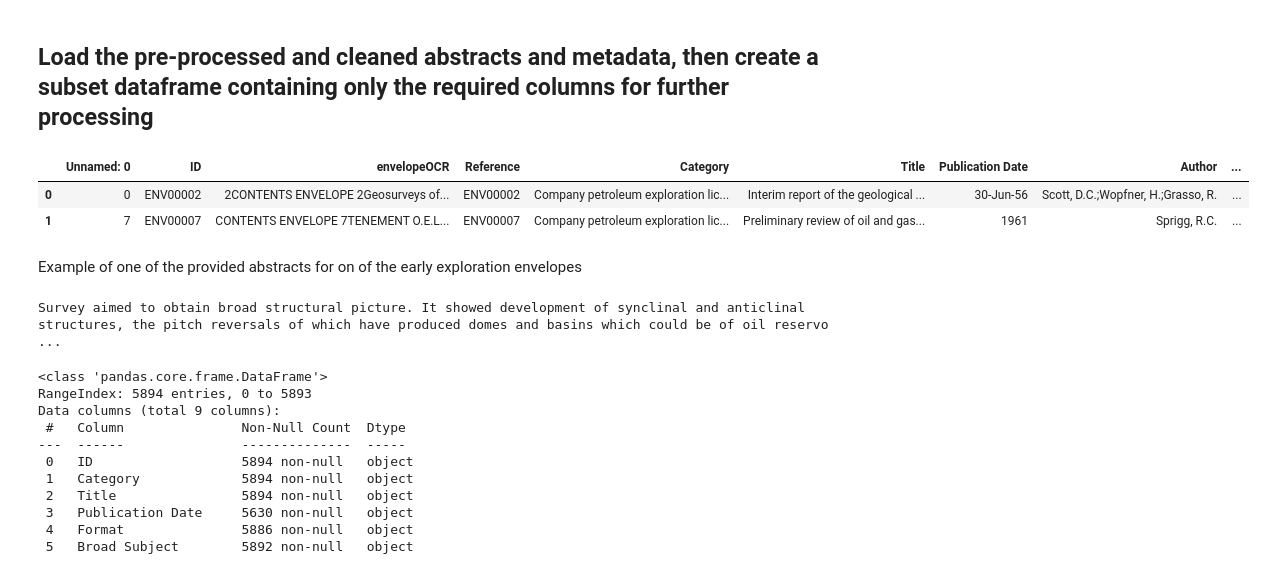
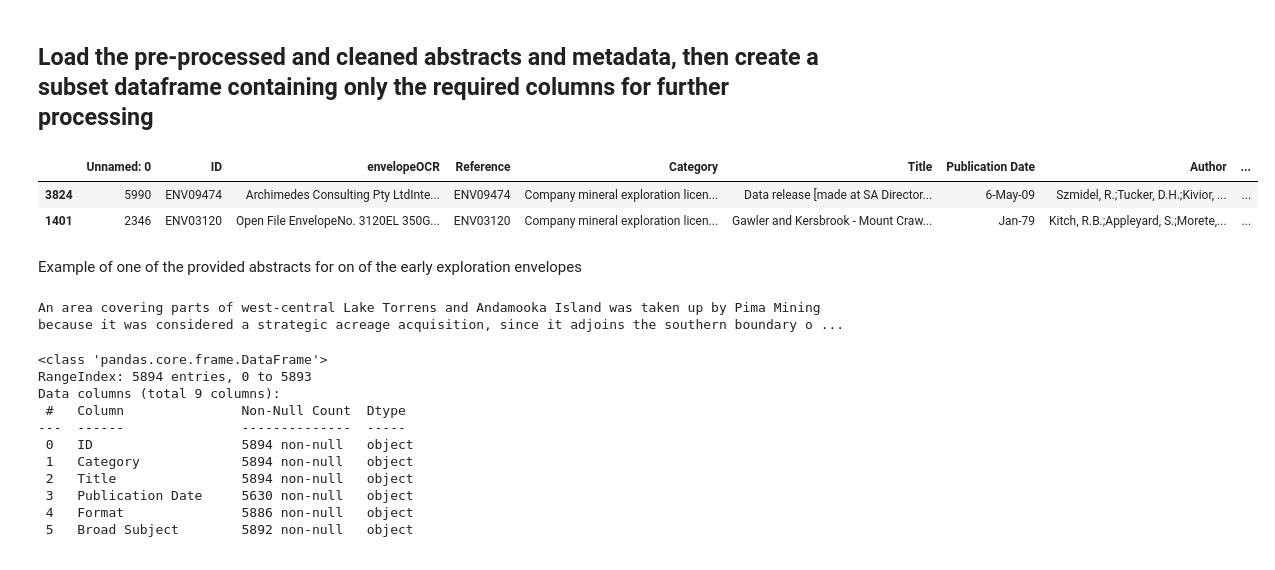
Before and after one commit to RADutchie/SA-exploration-topic-modelling, a Jupyter notebook: Notebooks/Abstract LDA/Abstract_LDA_topic_modelling.ipynb, the cells around one changed output. Drawn from its saved outputs; the diff is of its cells as text; code cells hidden in the pictures.

```diff
--- a/Notebooks/Abstract LDA/Abstract_LDA_topic_modelling.ipynb
+++ b/Notebooks/Abstract LDA/Abstract_LDA_topic_modelling.ipynb
@@ -32,19 +32,19 @@ pd.set_option('display.max_colwidth', 200)
 # %% [markdown]
 ## Load the pre-processed and cleaned abstracts and metadata, then create a subset dataframe containing only the required columns for further processing
 # %%
-Abstract_df = pd.read_csv(r'D:\Python ML\Envelope-key-words\Data\Interim\processed_env_abstracts_20201125.csv')
+Abstract_df = pd.read_csv(r'D:\Python ML\Envelope-key-words\Data\Processed\processed_env_abstracts_20201125.csv')
 # %%
-Abstract_df.head(2)
+Abstract_df.sample(2)
 # %% [output]
 |  | Unnamed: 0 | ID | envelopeOCR | Reference | Category | Title | Publication Date | Author | ... |
-| 0 | 0 | ENV00002 | 2CONTENTS ENVELOPE 2Geosurveys of... | ENV00002 | Company petroleum exploration lic... | Interim report of the geological ... | 30-Jun-56 | Scott, D.C.;Wopfner, H.;Grasso, R. | ... |
-| 1 | 7 | ENV00007 | CONTENTS ENVELOPE 7TENEMENT O.E.L... | ENV00007 | Company petroleum exploration lic... | Preliminary review of oil and gas... | 1961 | Sprigg, R.C. | ... |
+| 3824 | 5990 | ENV09474 | Archimedes Consulting Pty LtdInte... | ENV09474 | Company mineral exploration licen... | Data release [made at SA Director... | 6-May-09 | Szmidel, R.;Tucker, D.H.;Kivior, ... | ... |
+| 1401 | 2346 | ENV03120 | Open File EnvelopeNo. 3120EL 350G... | ENV03120 | Company mineral exploration licen... | Gawler and Kersbrook - Mount Craw... | Jan-79 | Kitch, R.B.;Appleyard, S.;Morete,... | ... |
 # %% [markdown]
 Example of one of the provided abstracts for on of the early exploration envelopes
 # %%
-print(Abstract_df.Abstract[0])
+print(Abstract_df.Abstract[3824])
 # %% [output]
-Survey aimed to obtain broad structural picture. It showed development of synclinal and anticlinal structures, the pitch reversals of which have produced domes and basins which could be of oil reservo ...
+An area covering parts of west-central Lake Torrens and Andamooka Island was taken up by Pima Mining because it was considered a strategic acreage acquisition, since it adjoins the southern boundary o ...
 # %%
 df = Abstract_df[['ID','Category','Title','Publication Date', 'Format', 'Broad Subject','Notes', 'Tenement', 'normalised_Abstract']]
 df.info()
```
Also changed, not shown: parts of 4 cells of this notebook, 8 other files.
